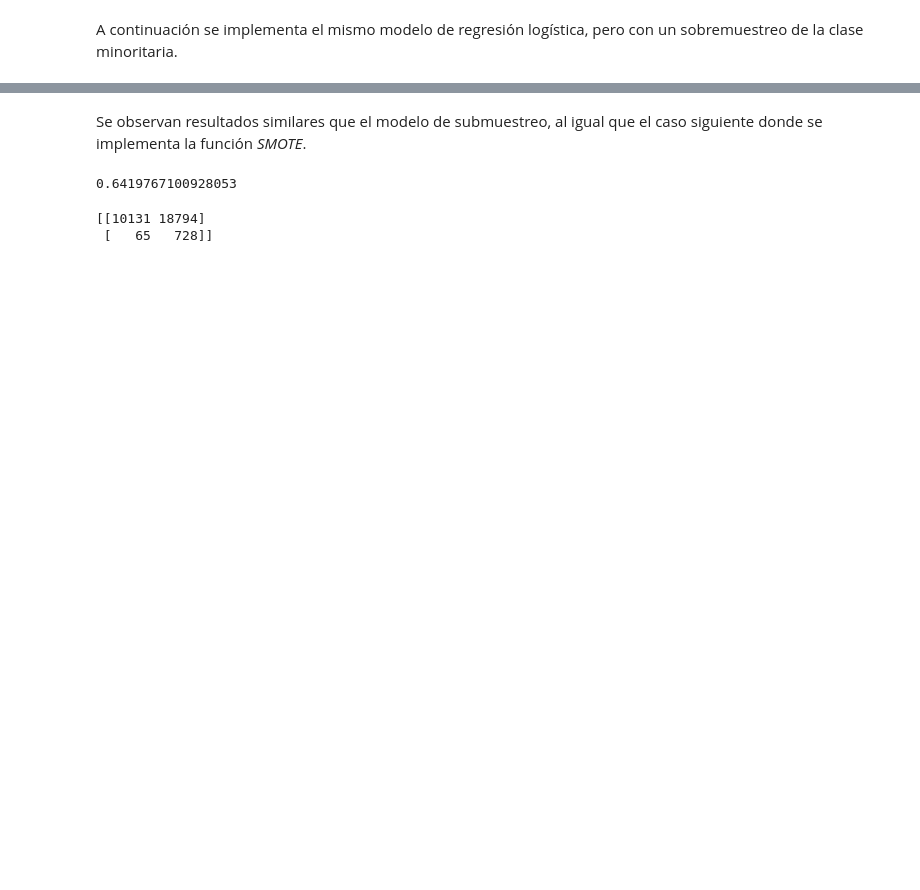
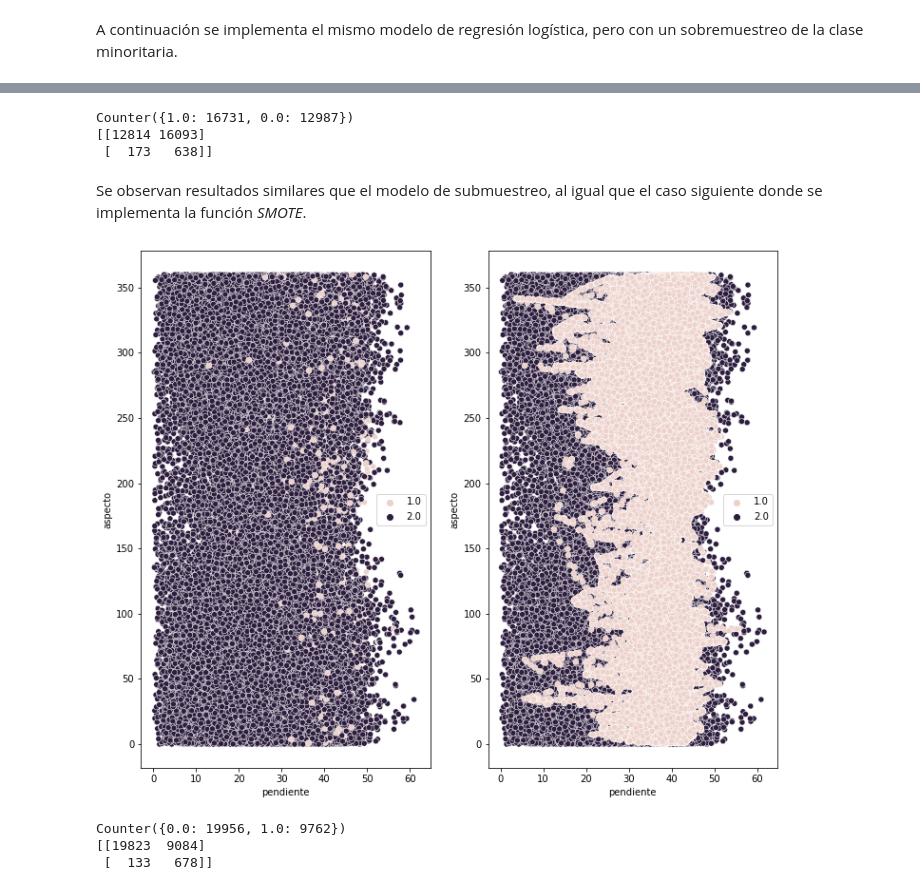
Before and after one commit to edieraristizabal/MachineLearning, a Jupyter notebook: NOTEBOOKS/07_Desbalance.ipynb, the cells around one changed output, grey strips where cells are left out. Saved outputs shown, nothing was run; the diff lists cells and outputs as text; code cells hidden in the pictures; blank space fills up the shorter version.

```diff
--- a/NOTEBOOKS/07_Desbalance.ipynb
+++ b/NOTEBOOKS/07_Desbalance.ipynb
@@ -185,20 +187,32 @@ plt.show()
+# %%
+model_ros=LogisticRegression().fit(X_ros,y_ros)
+y_test_pred=model_ros.predict(X_test)
+mc= confusion_matrix(y_test, y_test_pred)
+print(Counter(y_test_pred))
+print(mc)
+# %% [output]
+Counter({1.0: 16731, 0.0: 12987})
+[[12814 16093]
+ [  173   638]]
 # %% [markdown]
 Se observan resultados similares que el modelo de submuestreo, al igual que el caso siguiente donde se implementa la función *SMOTE*.
-# %%
-from imblearn.over_sampling import SMOTE
-
-sm = SMOTE()
-X_sm, y_sm = sm.fit_sample(X_train, y_train)
-
-model=LogisticRegression().fit(X_sm,y_sm)
-y_pred=model.predict(X_test)
-results = cross_val_score(model, X_sm, y_sm, cv=5, scoring='accuracy')
-print(results.mean())
-# %% [output]
-0.6419767100928053
-# %%
-matrix = confusion_matrix(y_test, y_pred)
-print(matrix)
-# %% [output]
-[[10131 18794]
- [   65   728]]
+# %%
+from imblearn.over_sampling import SMOTE
+sm = SMOTE()
+X_sm, y_sm = sm.fit_sample(X_train, y_train)
+y_sm1= np.where(y_sm==0,2,y_sm)
+f, axes = plt.subplots(1, 2, figsize=(12,10))
+sns.scatterplot(X_train['pendiente'],X_train['aspecto'],hue=y_t, ax=axes[0]);
+sns.scatterplot(X_sm['pendiente'],X_sm['aspecto'],hue=y_sm1,ax=axes[1]);
+# %% [output]
+[figure, added]
+# %%
+model=LogisticRegression().fit(X_sm,y_sm)
+y_test_pred=model.predict(X_test)
+mc= confusion_matrix(y_test, y_test_pred)
+print(Counter(y_test_pred))
+print(mc)
+# %% [output]
+Counter({0.0: 19956, 1.0: 9762})
+[[19823  9084]
+ [  133   678]]
```
Also changed, not shown: parts of 19 cells of this notebook, 23 other files.
